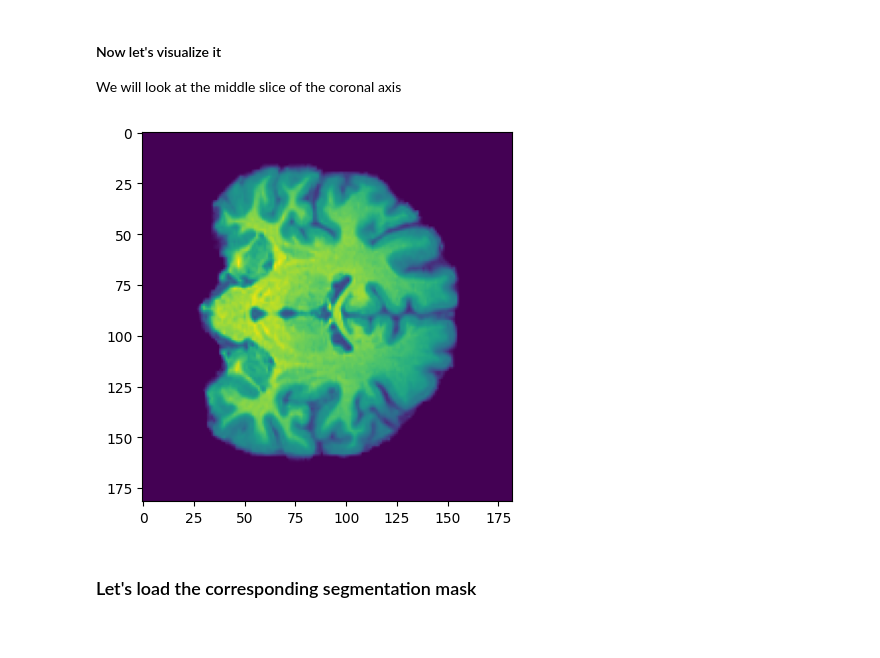
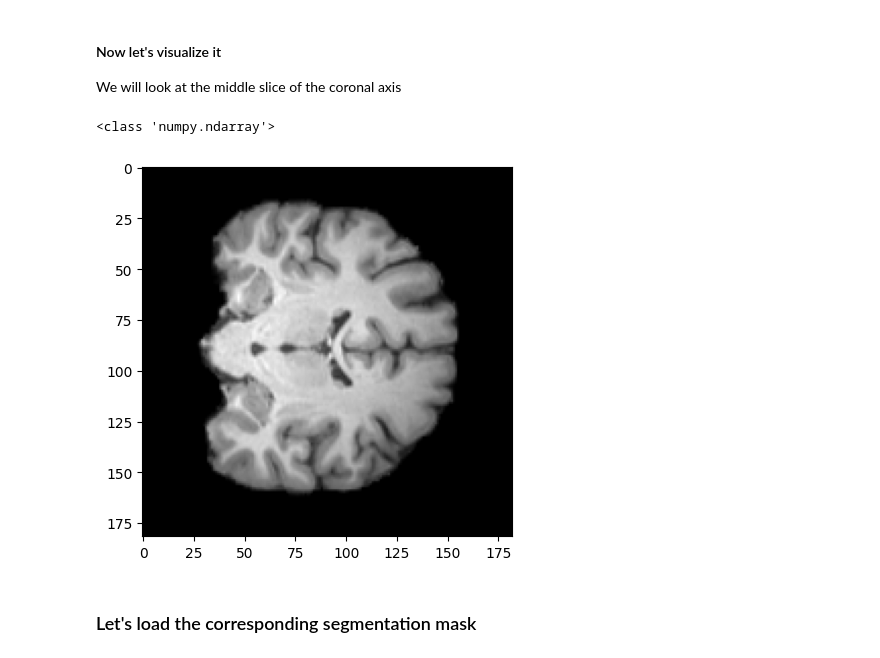
Before and after one commit to Arman-Beykmohammadi/Disentangled-Variational-Autoencoder-for-Identifying-Dementia-Features-in-Brain-MRIs, a Jupyter notebook: notebooks/data-loading-example.ipynb, the cells around one changed output. Cells and saved outputs as stored; diff of their text form; code cells hidden in the pictures.

```diff
--- a/notebooks/data-loading-example.ipynb
+++ b/notebooks/data-loading-example.ipynb
@@ -10,10 +10,9 @@ import matplotlib.pyplot as plt
 # %% [markdown]
 ### Let's load the scan itself
 # %%
-
 # make sure you have copied the example data to data/example
 
-subject_root = Path('../data/example/S88111')
+subject_root = Path('data/example/S88111')
 assert subject_root.exists()
 
 path_scan = subject_root / 'T1toMNIlin.nii.gz'
@@ -29,11 +28,13 @@ print(scan.shape)
 
 We will look at the middle slice of the coronal axis
 # %%
-plt.imshow(scan[:, scan.shape[1] // 2])
+print(type(scan))
+plt.imshow(scan[:, scan.shape[1] // 2], cmap='gray')
 plt.show()
 plt.close()
 # %% [output]
+<class 'numpy.ndarray'>
-[figure, old version]
+[figure, new version]
 # %% [markdown]
 ### Let's load the corresponding segmentation mask
 # %%
```
Also changed, not shown: parts of 26 cells of this notebook, 6 other files.
